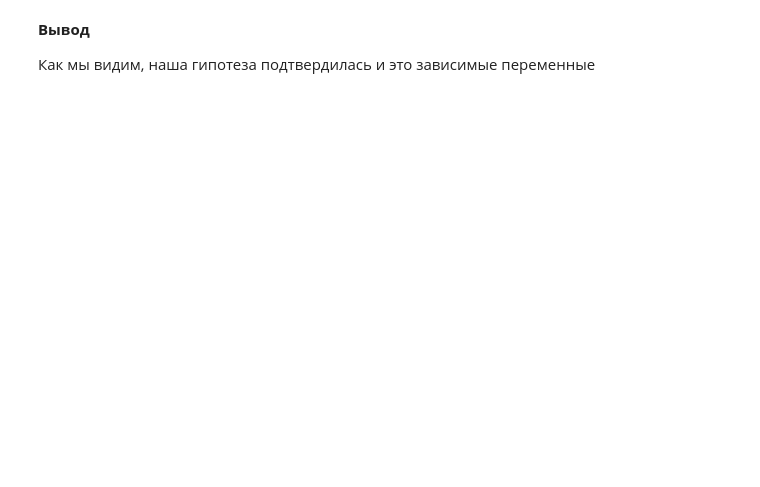
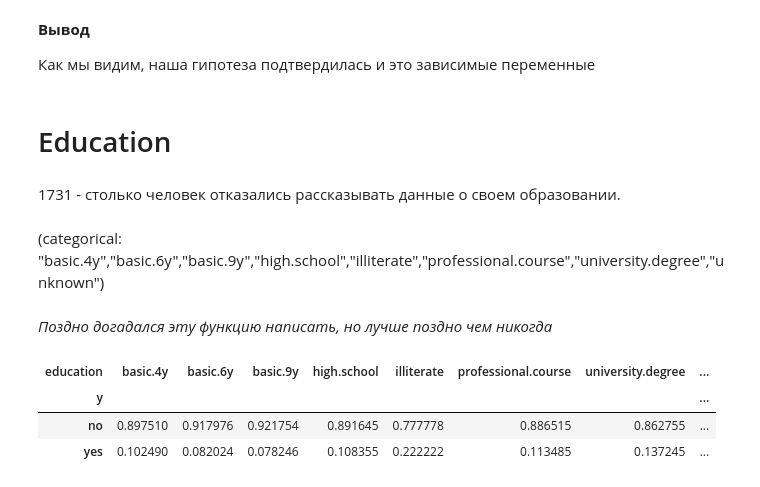
Before and after one commit to egorsemevskiy/EPAM, a Jupyter notebook: statistics/EDA/EDA_HW_EGOR_SEMEVSKIY.ipynb, the cells around one changed output. Saved outputs shown, nothing was run; the diff lists cells and outputs as text; code cells hidden in the pictures; blank space fills up the shorter version.

```diff
--- a/statistics/EDA/EDA_HW_EGOR_SEMEVSKIY.ipynb
+++ b/statistics/EDA/EDA_HW_EGOR_SEMEVSKIY.ipynb
@@ -517,3 +513,9 @@ Probably dependent
 **Вывод**
 
 Как мы видим, наша гипотеза подтвердилась и это зависимые переменные
+# %% [markdown]
+# Education
+# %% [markdown]
+1731 - столько человек отказались рассказывать данные о своем образовании.
+# %% [markdown]
+(categorical: "basic.4y","basic.6y","basic.9y","high.school","illiterate","professional.course","university.degree","unknown")
@@ -519,0 +527,10 @@ Probably dependent
+# %% [markdown]
+_Поздно догадался эту функцию написать, но лучше поздно чем никогда_
+# %%
+cross_ye_n = cross([df['y'], df['education']] , normalize='columns')
+cross_ye_n[0]
+# %% [output]
+| education | basic.4y | basic.6y | basic.9y | high.school | illiterate | professional.course | university.degree | ... |
+| y |  |  |  |  |  |  |  | ... |
+| no | 0.897510 | 0.917976 | 0.921754 | 0.891645 | 0.777778 | 0.886515 | 0.862755 | ... |
+| yes | 0.102490 | 0.082024 | 0.078246 | 0.108355 | 0.222222 | 0.113485 | 0.137245 | ... |
```
Also changed, not shown: parts of 55 cells of this notebook.
